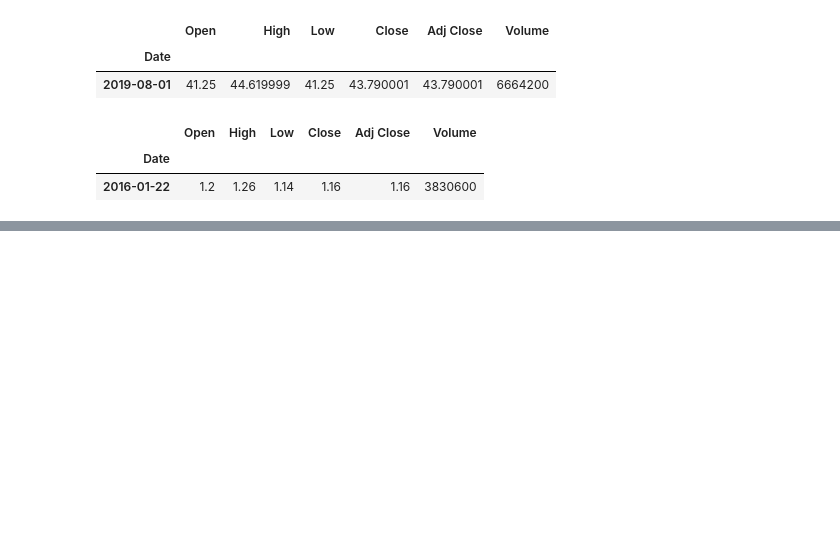
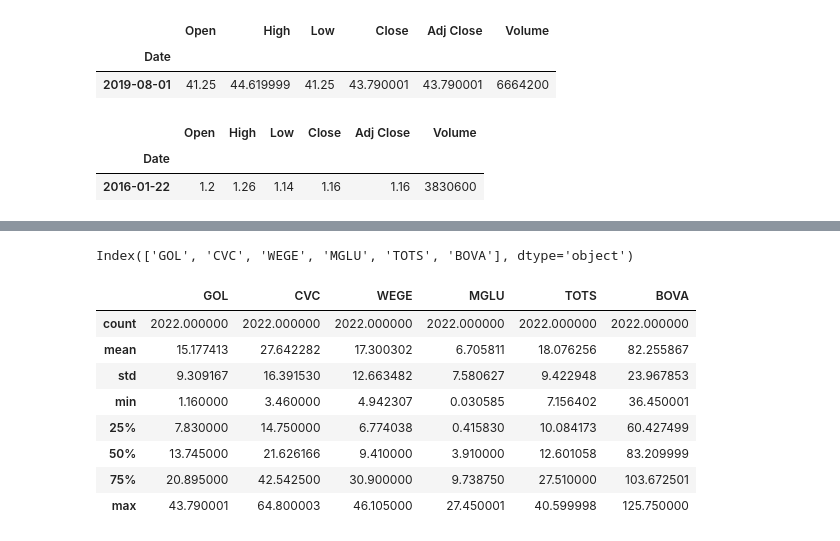
Before and after one commit to Delei09/python_for_finance, a Jupyter notebook: Untitled0.ipynb, the cells around one changed output, grey strips where cells are left out. Saved outputs shown, nothing was run; the diff lists cells and outputs as text; code cells hidden in the pictures; blank space fills up the shorter version.

```diff
--- a/Untitled0.ipynb
+++ b/Untitled0.ipynb
@@ -82,0 +83,5 @@ gol_df[(gol_df['Close'] >= 1.15) & (gol_df['Close'] <= 1.16) ]
+# %%
+acoes = ['GOLL4.SA', 'CVCB3.SA', 'WEGE3.SA', 'MGLU3.SA', 'TOTS3.SA', 'BOVA11.SA']
+acoes_df = pd.DataFrame()
+for acao in acoes:
+  acoes_df[acao] =  yf.download(acao, start='2015-01-01')['Close']
@@ -82,0 +90,4 @@ gol_df[(gol_df['Close'] >= 1.15) & (gol_df['Close'] <= 1.16) ]
+# %%
+# Renomear as colunas
+acoes_df =  acoes_df.rename(columns={'GOLL4.SA': 'GOL', 'CVCB3.SA': 'CVC', 'WEGE3.SA': 'WEGE', 'MGLU3.SA': 'MGLU', 'TOTS3.SA': 'TOTS', 'BOVA11.SA': 'BOVA'})
+acoes_df.head()
@@ -82,0 +108,2 @@ gol_df[(gol_df['Close'] >= 1.15) & (gol_df['Close'] <= 1.16) ]
+# %%
+acoes_df.dropna(inplace=True) # Apaga os valores nulos
@@ -82,0 +120,16 @@ gol_df[(gol_df['Close'] >= 1.15) & (gol_df['Close'] <= 1.16) ]
+# %%
+acoes_df.columns # Traz todas as colunas
+# %% [output]
+Index(['GOL', 'CVC', 'WEGE', 'MGLU', 'TOTS', 'BOVA'], dtype='object')
+# %%
+acoes_df.describe()
+# %% [output]
+|  | GOL | CVC | WEGE | MGLU | TOTS | BOVA |
+| count | 2022.000000 | 2022.000000 | 2022.000000 | 2022.000000 | 2022.000000 | 2022.000000 |
+| mean | 15.177413 | 27.642282 | 17.300302 | 6.705811 | 18.076256 | 82.255867 |
+| std | 9.309167 | 16.391530 | 12.663482 | 7.580627 | 9.422948 | 23.967853 |
+| min | 1.160000 | 3.460000 | 4.942307 | 0.030585 | 7.156402 | 36.450001 |
+| 25% | 7.830000 | 14.750000 | 6.774038 | 0.415830 | 10.084173 | 60.427499 |
+| 50% | 13.745000 | 21.626166 | 9.410000 | 3.910000 | 12.601058 | 83.209999 |
+| 75% | 20.895000 | 42.542500 | 30.900000 | 9.738750 | 27.510000 | 103.672501 |
+| max | 43.790001 | 64.800003 | 46.105000 | 27.450001 | 40.599998 | 125.750000 |
```
Also changed, not shown: parts of 7 cells of this notebook.
